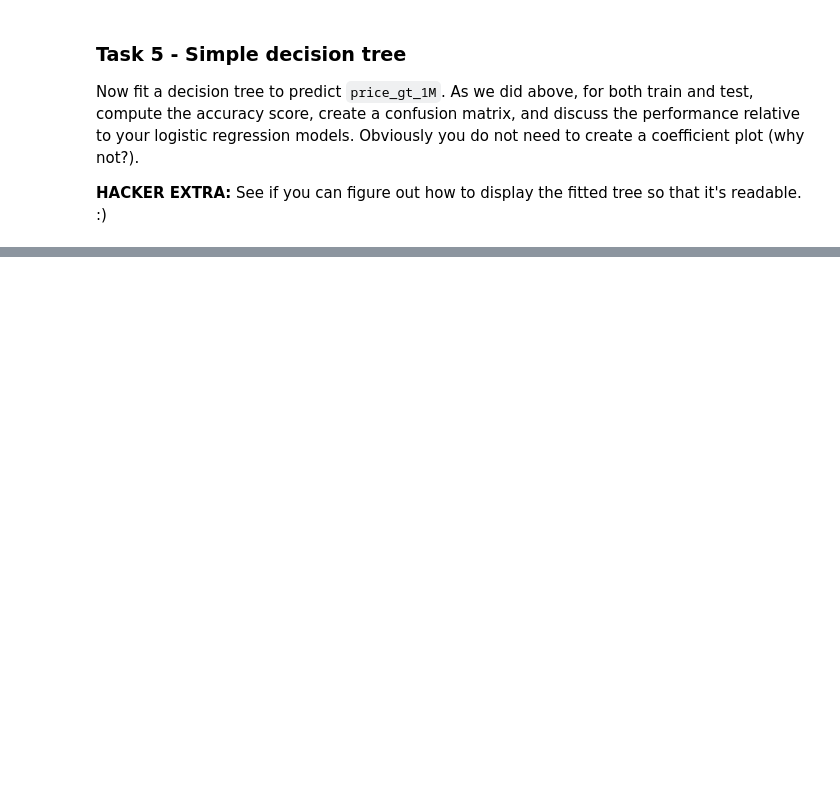
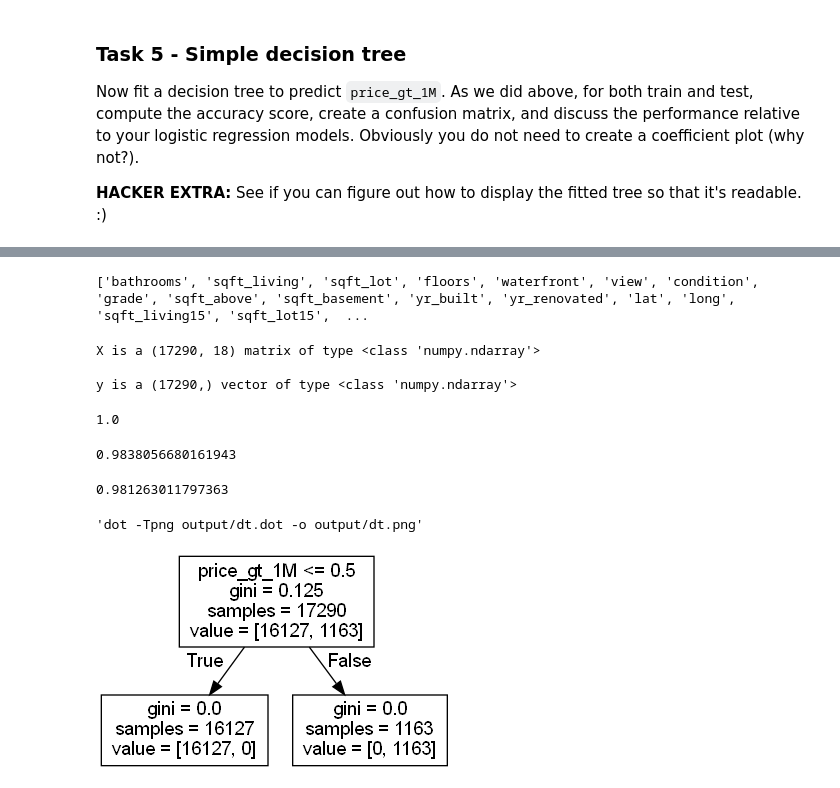
Before and after one commit to Rhedhead0621/hw1_hojdila, a Jupyter notebook: hw1_hojdila.ipynb, the cells around one changed output, grey strips where cells are left out. Cells and saved outputs as stored; diff of their text form; code cells hidden in the pictures; blank space fills up the shorter version.

Commit message:
Added tree
Added tree, no explanations yet

```diff
--- a/hw1_hojdila.ipynb
+++ b/hw1_hojdila.ipynb
@@ -795,0 +951,18 @@ Now fit a decision tree to predict `price_gt_1M`. As we did above, for both trai
+# %%
+features = list(train_df.columns[1:19])
+print(features)
+# %% [output]
+['bathrooms', 'sqft_living', 'sqft_lot', 'floors', 'waterfront', 'view', 'condition', 'grade', 'sqft_above', 'sqft_basement', 'yr_built', 'yr_renovated', 'lat', 'long', 'sqft_living15', 'sqft_lot15',  ...
+# %%
+# Set the features variable, X for both the training and test data
+X = np.array(train_df[features])
+
+# Set the target variable, y
+y = np.array(train_df["target"])
+
+print(f"X is a {X.shape} matrix of type {type(X)}\n")
+print(f"y is a {y.shape} vector of type {type(y)}\n")
+# %% [output]
+X is a (17290, 18) matrix of type <class 'numpy.ndarray'>
+
+y is a (17290,) vector of type <class 'numpy.ndarray'>
@@ -795,0 +971,27 @@ Now fit a decision tree to predict `price_gt_1M`. As we did above, for both trai
+# %%
+# Create a DecisionTreeClassifier model.
+tree_1 = DecisionTreeClassifier(min_samples_split=20)
+# Fit the model using our features and target variables
+tree_1.fit(X, y)
+# Get % accuracy on the training data using the score() method
+tree_1.score(X, y)
+# %% [output]
+1.0
+# %%
+# Create a DecisionTreeClassifier model.
+tree_train = DecisionTreeClassifier(min_samples_split=20)
+# Fit the model using our features and target variables
+tree_train.fit(X_train, y_train)
+# Get % accuracy on the training data using the score() method
+tree_train.score(X_train, y_train)
+# %% [output]
+0.9838056680161943
+# %%
+# Create a DecisionTreeClassifier model.
+tree_test = DecisionTreeClassifier(min_samples_split=20)
+# Fit the model using our features and target variables
+tree_test.fit(X_test, y_test)
+# Get % accuracy on the training data using the score() method
+tree_test.score(X_test, y_test)
+# %% [output]
+0.981263011797363
@@ -795,0 +1022,10 @@ Now fit a decision tree to predict `price_gt_1M`. As we did above, for both trai
+# %%
+command = ["dot", "-Tpng", "output/dt.dot", "-o", "output/dt.png"]
+" ".join(command)
+# %% [output]
+'dot -Tpng output/dt.dot -o output/dt.png'
+# %%
+from IPython.display import Image
+Image("output/dt.png")
+# %% [output]
+[figure, added]
```
Also changed, not shown: parts of 21 cells of this notebook, 2 other files.
